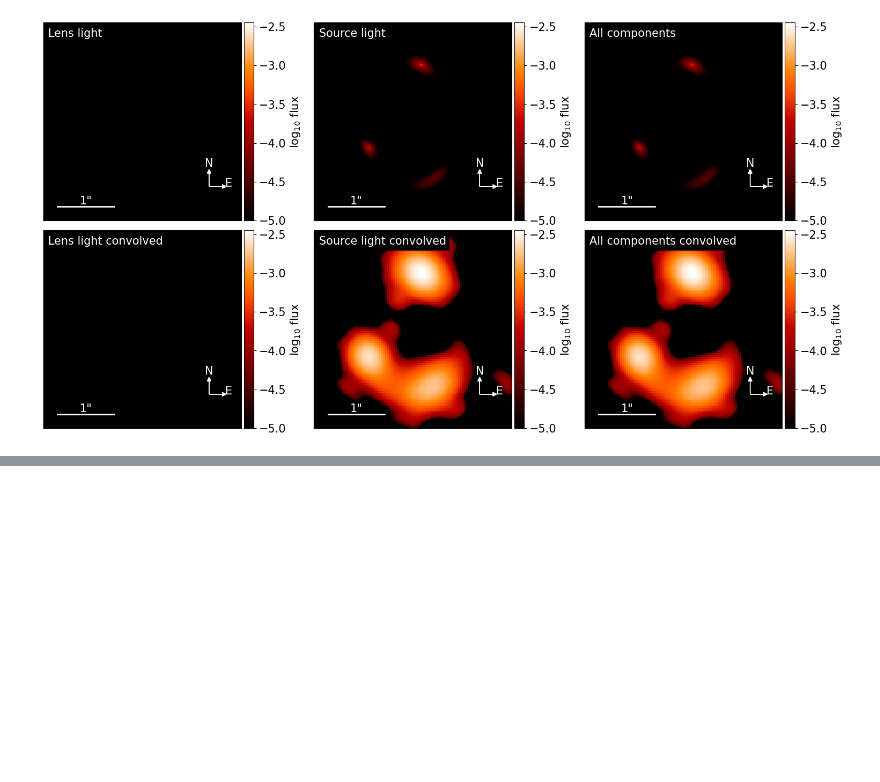
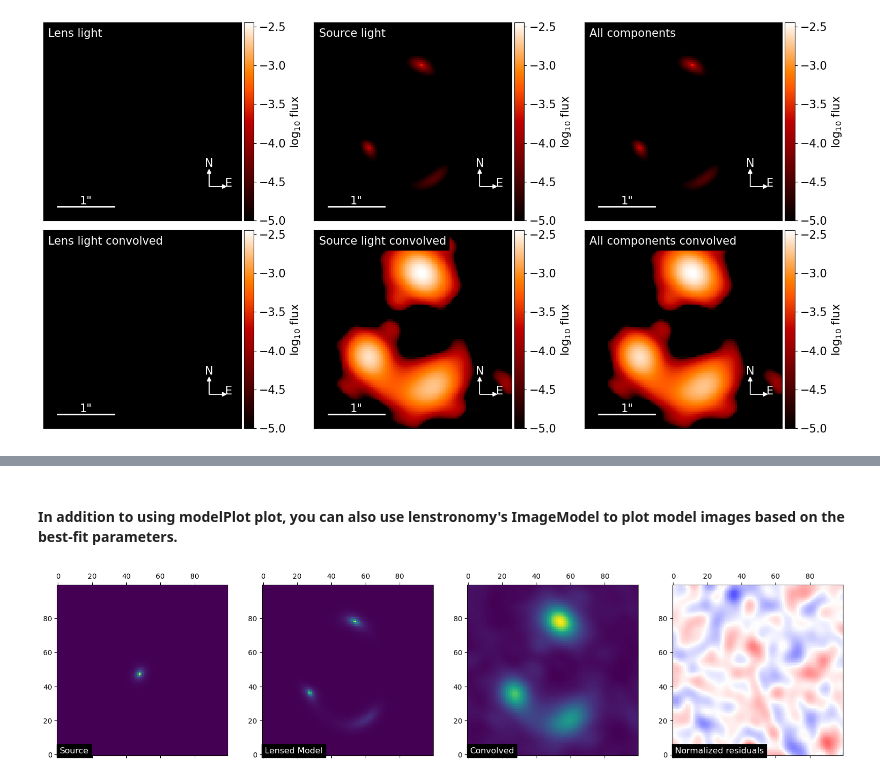
Before and after one commit to nanz6/projects_of_strong_lensing, a Jupyter notebook: lenstronomy_ALMA_likelihood_and_source_recon/code_tutorials/ALMA image parametric fitting.ipynb, the cells around one changed output, grey strips where cells are left out. Saved outputs shown, nothing was run; the diff lists cells and outputs as text; code cells hidden in the pictures; blank space fills up the shorter version.

```diff
--- a/lenstronomy_ALMA_likelihood_and_source_recon/code_tutorials/ALMA image parametric fitting.ipynb
+++ b/lenstronomy_ALMA_likelihood_and_source_recon/code_tutorials/ALMA image parametric fitting.ipynb
@@ -356,2 +352,41 @@ imageLinearFit.update_linear_kwargs(params_coefficient, kwargs_result['kwargs_le
  None,
  None)
+# %% [markdown]
+#### In addition to using modelPlot plot, you can also use lenstronomy's ImageModel to plot model images based on the best-fit parameters.
+# %%
+from lenstronomy.ImSim.image_model import ImageModel
+imageModel = ImageModel(data_class, psf_class, lens_model_class, source_model_class, kwargs_numerics=kwargs_numerics)
+# %%
+# Generate the source image, the lensed image, and the PSF-convolved image.
+# By default, ImageModel applies the primary beam to the generated image.
+# Use apply_primary_beam=False if you want the sky image without being affected by the primary beam.
+# Be careful with this setting: for example, when computing the total flux of the lensed image,
+# you should use the model image that is NOT affected by the primary beam.
+
+model_source = imageModel.source_surface_brightness(kwargs_source = kwargs_result['kwargs_source'], de_lensed=True, unconvolved=True, apply_primary_beam=False)
+model_lensed = imageModel.image(kwargs_lens=kwargs_result['kwargs_lens'], kwargs_source = kwargs_result['kwargs_source'],lens_light_add=False, unconvolved=True, apply_primary_beam=False)
+convolved_lensed = imageModel.image(kwargs_lens=kwargs_result['kwargs_lens'], kwargs_source = kwargs_result['kwargs_source'],lens_light_add=False)
+# %%
+residual = (dirty_image_cut - convolved_lensed) / background_rms
+# %%
+fig = plt.figure(figsize=(20,10))
+
+r1 = fig.add_subplot(141)
+cr1 = r1.matshow(model_source,origin='lower')
+r1.text(1, 1, 'Source', fontsize=12,c='w',backgroundcolor='black')
+
+r2 = fig.add_subplot(142)
+cr2 = r2.matshow(model_lensed,origin='lower')
+r2.text(1, 1, 'Lensed Model', fontsize=12,c='w',backgroundcolor='black')
+
+r3 = fig.add_subplot(143)
+cr3 = r3.matshow(convolved_lensed,origin='lower')
+r3.text(1, 1, 'Convolved', fontsize=12,c='w',backgroundcolor='black')
+
+r3 = fig.add_subplot(144)
+cr3 = r3.matshow(residual,origin='lower', cmap='bwr', vmax=6, vmin=-6)
+r3.text(1, 1, 'Normalized residuals', fontsize=12,c='w',backgroundcolor='black')
+
+plt.show()
+# %% [output]
+[figure, added]
```
Also changed, not shown: parts of 12 cells of this notebook.
